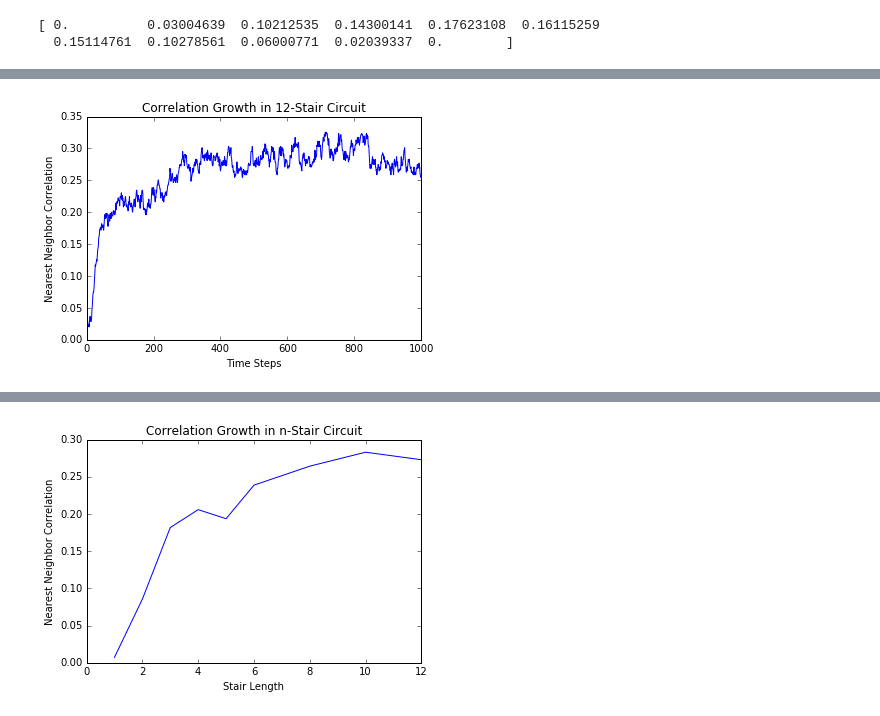
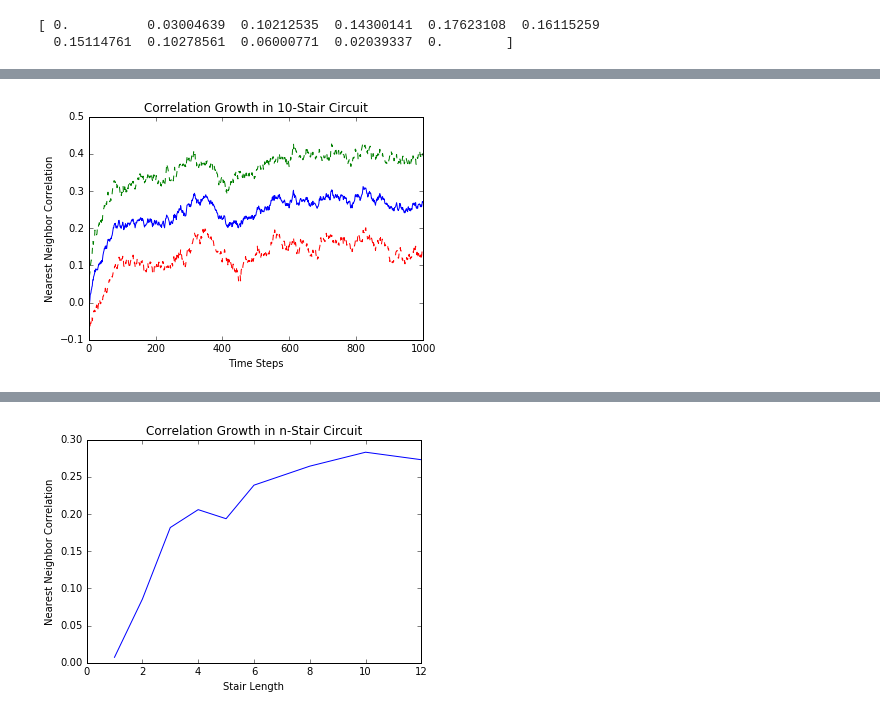
Before and after one commit to cnstahl/Asymmetric, a Jupyter notebook: python/Correlation.ipynb, the cells around one changed output, grey strips where cells are left out. Saved outputs shown, nothing was run; the diff lists cells and outputs as text; code cells hidden in the pictures.

```diff
--- a/python/Correlation.ipynb
+++ b/python/Correlation.ipynb
@@ -205,27 +230,15 @@ plt.show()
-# %%
-N = 100
-Steps = 1000
-n = 12
-trials = 20
-slopes = np.array([])
-ts = np.arange(Steps+1)
-totcorrels = np.zeros(Steps+1)
-
-for m in range(trials):
-    S = reset_S(N, 0)
-    correls = np.array([get_correlation(S)])
-    for i in range(Steps):
-        S = stair_update_S(S, n)
-        correls = np.append(correls, get_correlation(S))
-
-    totcorrels += correls
-
-totcorrels /= trials
-plt.plot(ts, totcorrels)
-plt.title("Correlation Growth in 12-Stair Circuit")
-plt.xlabel("Time Steps")
-plt.ylabel("Nearest Neighbor Correlation")
-plt.savefig("../figures/correlations/corrgrowth12.pdf")
-plt.show()
-# %% [output]
-[figure, removed]
+# %%
+avgcorrels = np.mean(allcorrels10, axis=0)
+std = np.std(allcorrels10, axis=0)
+plt.plot(ts, avgcorrels)
+plt.plot(ts, avgcorrels+std, '--')
+plt.plot(ts, avgcorrels-std, '--')
+# plt.plot(ts, allcorrels1.min(axis=0), label="Minimum")
+# plt.plot(ts, allcorrels1.max(axis=0), label="Maximum")
+plt.title("Correlation Growth in 10-Stair Circuit")
+plt.xlabel("Time Steps")
+plt.ylabel("Nearest Neighbor Correlation")
+# plt.savefig("../figures/correlations/10corrgrowth.pdf")
+plt.show()
+# %% [output]
+[figure, added]
```
Also changed, not shown: parts of 9 cells of this notebook, 7 other files.
